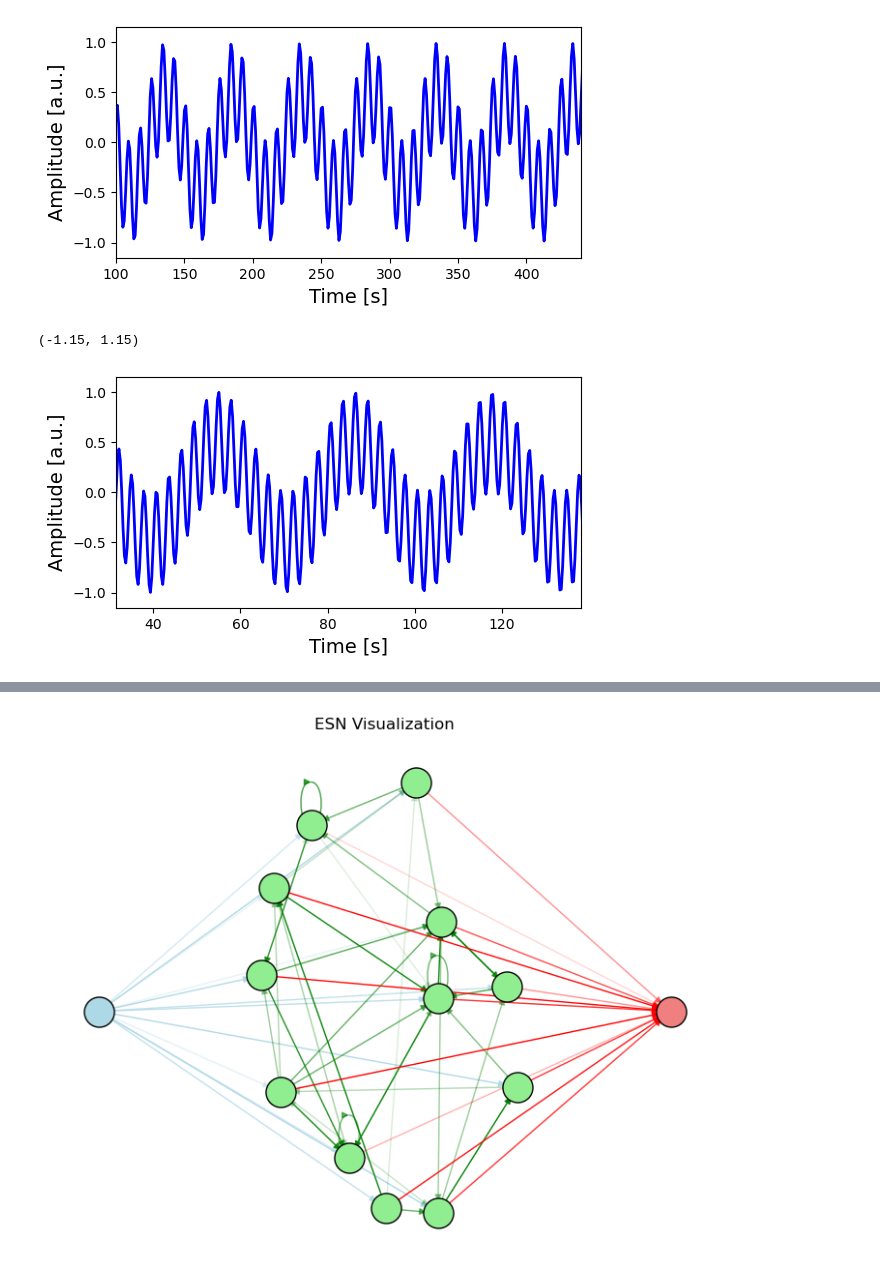
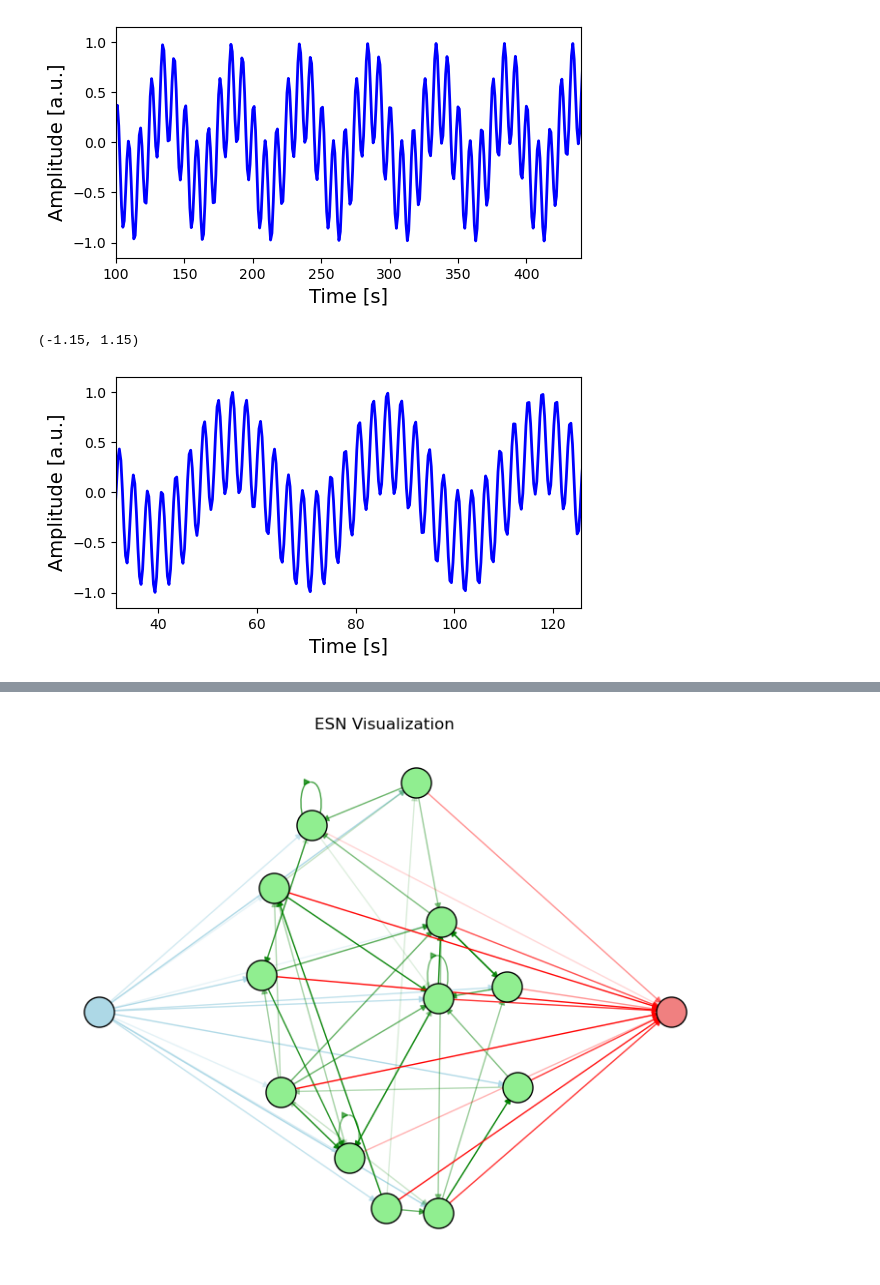
Before and after one commit to TMKamsma/Pyontronics, a Jupyter notebook: demo.ipynb, the cells around one changed output, grey strips where cells are left out. Saved outputs shown, nothing was run; the diff lists cells and outputs as text; code cells hidden in the pictures.

```diff
--- a/demo.ipynb
+++ b/demo.ipynb
@@ -200,17 +200,17 @@ inputs_bpntest = data_bpntest[:-1].reshape(-1, 1)
 targets_bpntest = data_bpntest[1:].reshape(-1, 1)
 # %%
 cutoff_min = 100*dt_harmonic
-cutoff_max = 440*dt_harmonic
+cutoff_max = 400*dt_harmonic
 
 plt.figure(figsize=(6, 3))
 plt.plot(t,data_bpntest, label="True signal",color='blue',linewidth=2)
 plt.xlabel("Time [s]", fontsize=14)
 plt.ylabel("Amplitude [a.u.]", fontsize=14)
 plt.xlim(cutoff_min, cutoff_max)
 plt.ylim(-1.15, 1.15)
 # %% [output]
 (-1.15, 1.15)
-[figure, old version]
+[figure, new version]
 # %%
 # Simple harmonic ESN training
 
```
Also changed, not shown: parts of 8 cells of this notebook, 11 other files.
